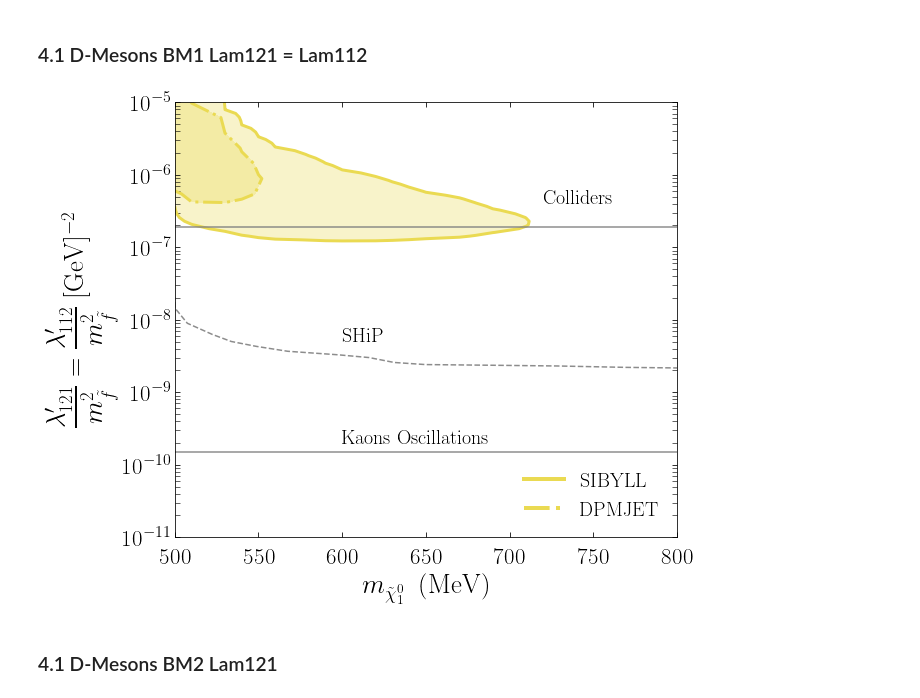
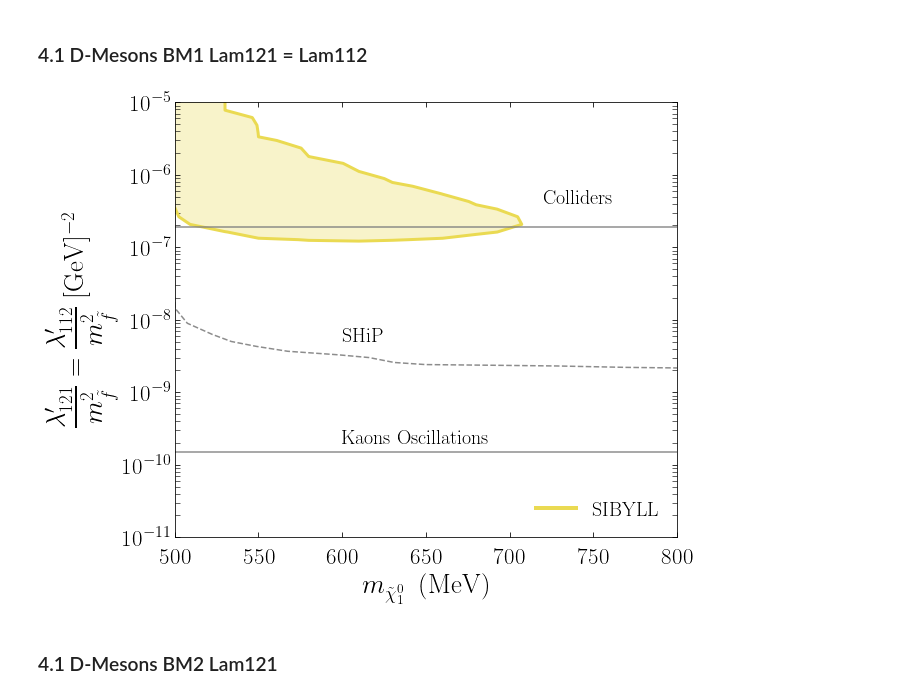
Before and after one commit to aimendez/longlivedneutralino, a Jupyter notebook: main/notebooks/results.ipynb, the cells around one changed output. Saved outputs shown, nothing was run; the diff lists cells and outputs as text; code cells hidden in the pictures.

```diff
--- a/main/notebooks/results.ipynb
+++ b/main/notebooks/results.ipynb
@@ -572,7 +572,10 @@ for k, elements in enumerate(EV_singlering_nuebar_pre):
 Background=predicted_PC
 Data=measured_PC
 # %%
-df = pd.read_csv(main_dir + '/datafiles/EventDistribution/NEVENTS_BM1_SYBILL.csv', index_col=0)
+#df = pd.read_csv(main_dir + '/datafiles/EventDistribution/NEVENTS_BM1_SYBILL.csv', index_col=0)
+df = pd.read_csv(main_dir + '/datafiles/EventDistribution/NEVENTS_BM4_SYBILL.csv', index_col=0) #testing pheno.py modified
+
+
 def Chi_sq_bin(s,b,d):
     #print(s,b,d,s + b -d + d*np.log(d/(s+b)))
     return s + b -d + d*np.log(d/(s+b))
@@ -628,17 +607,9 @@ bound_collider1 = 1.9e-7
 #--------------------------------------------------------------------------------------------------------------------#
 fig, ax = plt.subplots(figsize=(9,8))
 
-CP = ax.contour(X_0001*1000,Y_0001/1000**2, Z_0001, levels=[chi2], colors='#eada52',linestyles='-' )
-CPF= ax.contourf(X_0001*1000,Y_0001/1000**2, Z_0001, levels=[chi2,max_chi2], colors='#eada52', alpha=0.3)
+CP = ax.contour(X_0001*1000,Y_0001, Z_0001, levels=[chi2], colors='#eada52',linestyles='-' )
+CPF= ax.contourf(X_0001*1000,Y_0001, Z_0001, levels=[chi2,max_chi2], colors='#eada52', alpha=0.3)
 ax.get_children()[0].set_linewidths(3.0)
-
-CP2 = ax.contour(X_0001_DPMJET*1000,Y_0001_DPMJET/1000**2,Z_0001_DPMJET, levels=[chi2], colors='#eada52', linestyles='-.')
-CPF2= ax.contourf(X_0001_DPMJET*1000,Y_0001_DPMJET/1000**2,Z_0001_DPMJET, levels=[chi2,max_chi2],colors='#eada52', alpha=0.3)
-ax.get_children()[2].set_linewidths(3.0)
-
-#--------------------------------------------------------------------------------------------------------------------#
-#CP_maish = plt.contour(X_0001_maish,Y_0001_maish,Z_0001_maish, levels=[chi2_maish], colors='green',linestyles='-')
-#CPF_maish = plt.contourf(X_0001_maish,Y_0001_maish,Z_0001_maish, levels=[chi2_maish,max_chi2_maish],colors='green',alpha=0.3)
 
 #--------------------------------------------------------------------------------------------------------------------#
 #bounds
@@ -646,35 +617,34 @@ ax.axhline(bound_collider1, color = 'gray', alpha=0.9)
 ax.axhline(bound_kaons, color = 'gray', alpha=0.9)
 ax.plot(df_SHIP['m'], df_SHIP['lambda'], linestyle = 'dashed', color = 'gray', alpha=0.9)
 
 #--------------------------------------------------------------------------------------------------------------------#
 #legend
 px=[0]
 py=[0]
 ax.plot(px,py,'-',color='#eada52',label='SIBYLL', linewidth = 4.0)
-ax.plot(px,py,'-.',color='#eada52',label='DPMJET', linewidth = 4.0)
 
 #------displaystylec--------------------------------------------------------------------------------------------------------------#
 ax.set_yscale("log")
 ax.set_ylabel(r'$\dfrac{\lambda^\prime_{121}}{m_{\tilde{f}}^2}=\dfrac{\lambda^\prime_{112}}{m_{\tilde{f}}^2} \; $[GeV]$^{-2}$', fontsize=27)
 ax.set_xlabel(r'$m_{\tilde{\chi}^0_1} \,\,\,$'+'(MeV)', fontsize=27)
 ax.tick_params(axis ='both', which ='both', labelsize = 23, direction = 'in', right = True, top = True, length = 5)
 
 #--------------------------------------------------------------------------------------------------------------------#
 plt.annotate('Colliders', xy=(720,4e-7), size=20)
 plt.annotate('SHiP', xy=(600,5e-9), size=20)
 plt.annotate('Kaons Oscillations', xy=(600, 2e-10), size=20)
 
 #plt.annotate('SIBYLL', xy=(0.6, 1e-6), size=20, rotation=-12)
 #plt.annotate('DPMJET', xy=(0.53, 7.5e-7), size=20, rotation=-50)
 
 #--------------------------------------------------------------------------------------------------------------------#
 ax.set_xlim([500, 800])
 ax.set_ylim([1e-11, 1e-5])
 ax.legend(fontsize=20, frameon=False, loc='lower right')
 plt.savefig(main_dir+'/plots/Dmeson_bound_BM1.pdf')
 plt.show()
 # %% [output]
-[figure, old version]
+[figure, new version]
 # %% [markdown]
 ### 4.1 D-Mesons BM2 Lam121
 # %%
```
Also changed, not shown: parts of 10 cells of this notebook, 15 other files.
